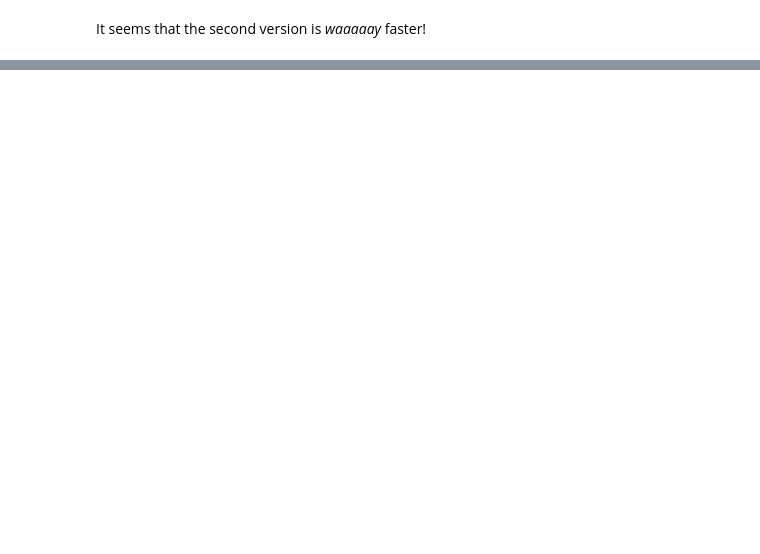
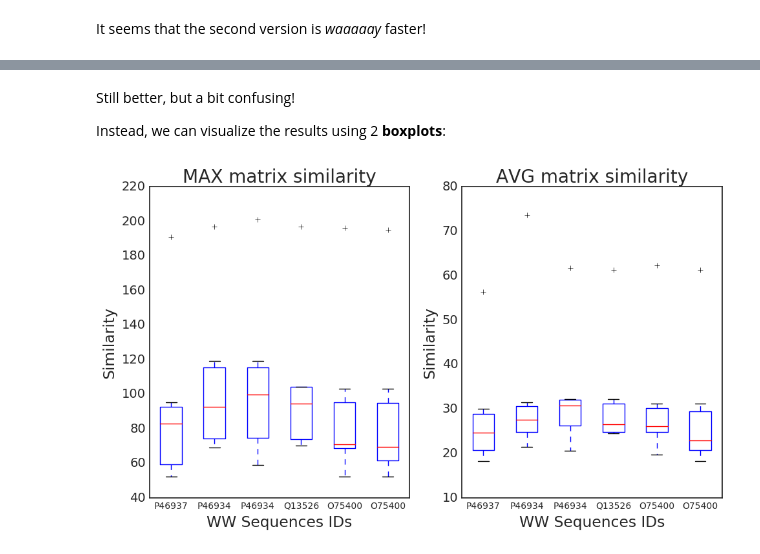
Before and after one commit to AlbertoParravicini/bioinformatics-ulb, a Jupyter notebook: assignment-1/src/Assignment 1.ipynb, the cells around one changed output, grey strips where cells are left out. Saved outputs shown, nothing was run; the diff lists cells and outputs as text; code cells hidden in the pictures; blank space fills up the shorter version.

```diff
--- a/assignment-1/src/Assignment 1.ipynb
+++ b/assignment-1/src/Assignment 1.ipynb
@@ -334,7 +354,7 @@ A first approach is to start from the final cell, and recompute the moves that b
 With this approach is however possible to find just 1 alignment, as in case of equal scores just 1 will be chosen.
 However, if we don't need more equivalent alignments, this approach is quite fast!
 # %%
-def backtrack_matrix(s1, s2, input_matrix, gap_penalty=-1, edit_function=sub_matrices_distance, matrix=MatrixInfo.pam120, semiglobal=False):
+def backtrack_matrix_1(s1, s2, input_matrix, gap_penalty=-1, edit_function=sub_matrices_distance, matrix=MatrixInfo.pam120, semiglobal=False):
     i = len(s1)
     j = len(s2)
     aligned_s1 = ""
@@ -384,7 +404,7 @@ for i, seq_record_i in enumerate(SeqIO.parse("../data/WW-sequence.fasta", "fasta
             print("Comparing:\n\t", seq_record_i.id, "-- length:", len(seq_record_i))
             print("\t", seq_record_j.id, "-- length:", len(seq_record_j), "\n")
             [score, edit_matrix] = global_aligner(seq_record_i.seq,  seq_record_j.seq, gap_penalty=-1, matrix=MatrixInfo.blosum62)
-            [s1_al, s2_al, match_sequence] = backtrack_matrix(seq_record_i.seq, seq_record_j.seq, edit_matrix, gap_penalty=-1, matrix=MatrixInfo.blosum62)
+            [s1_al, s2_al, match_sequence] = backtrack_matrix_1(seq_record_i.seq, seq_record_j.seq, edit_matrix, gap_penalty=-1, matrix=MatrixInfo.blosum62)
 
             print("\nMY ALIGNER:")
             print(s1_al)
@@ -1088,0 +1419,11 @@ It seems that the second version is *waaaaay* faster!
+# %%
+s1 = "THISLINE"
+s2 = "ISALIGNED"
+
+[score, S, backtrack_matrix, i_max, j_max] = local_aligner_score(s1, s2, gap_opening_penalty=0, gap_penalty=-8, matrix=MatrixInfo.blosum62)
+
+print(S)
+print("Score:", score)
+print("Position of max value: (", i_max," ", j_max, ")", sep="")
+
+print("Optimal sequence: ", reconstruct_sequence(s1, s2, S, backtrack_matrix.iloc[:i_max+1, :j_max+1], -8, 0, sub_matrices_distance, MatrixInfo.blosum62))
@@ -1088,0 +1779,4 @@ It seems that the second version is *waaaaay* faster!
+# %%
+for i, seq_record_i in enumerate(SeqIO.parse("../data/WW-sequence.fasta", "fasta")):
+    np.set_printoptions(precision=2)
+    print(seq_record_i.id, "\n\t-- MEAN:", '{0:.2f}'.format(np.average(max_score_matrix[i, :])), "-- MEDIAN:", '{0:.2f}'.format(np.median(max_score_matrix[i, :])), "-- VARIANCE:", '{0:.2f}'.format(np.var(max_score_matrix[i, :])), "-- MAX:", max(max_score_matrix[i, :]), "-- MIN:", min(max_score_matrix[i, :]))
@@ -1088,0 +1796,34 @@ It seems that the second version is *waaaaay* faster!
+# %% [markdown]
+Still better, but a bit confusing!
+
+Instead, we can visualize the results using 2 **boxplots**:
+# %%
+import matplotlib.pyplot as plt
+
+plt.style.use('seaborn-white')
+plt.rcParams['xtick.labelsize'] = 10
+
+width = 10
+height = 6
+plt.figure(figsize=(width, height), dpi=400)
+
+seq_ids = [seq_record_i.id.split("|")[1] for seq_record_i in SeqIO.parse("../data/WW-sequence.fasta", "fasta")]
+plt.subplot(121)
+plt.boxplot(max_score_matrix)
+plt.xticks(range(1, 7), seq_ids)
+plt.ylabel("Similarity")
+plt.xlabel("WW Sequences IDs")
+plt.title("MAX matrix similarity")
+
+plt.subplot(122)
+plt.boxplot(avg_score_matrix)
+plt.xticks(range(1, 7), seq_ids)
+plt.ylabel("Similarity")
+plt.xlabel("WW Sequences IDs")
+plt.title("AVG matrix similarity")
+
+plt.tight_layout()
+
+plt.show()
+# %% [output]
+[figure, added]
```
Also changed, not shown: parts of 53 cells of this notebook, 2 other files.
